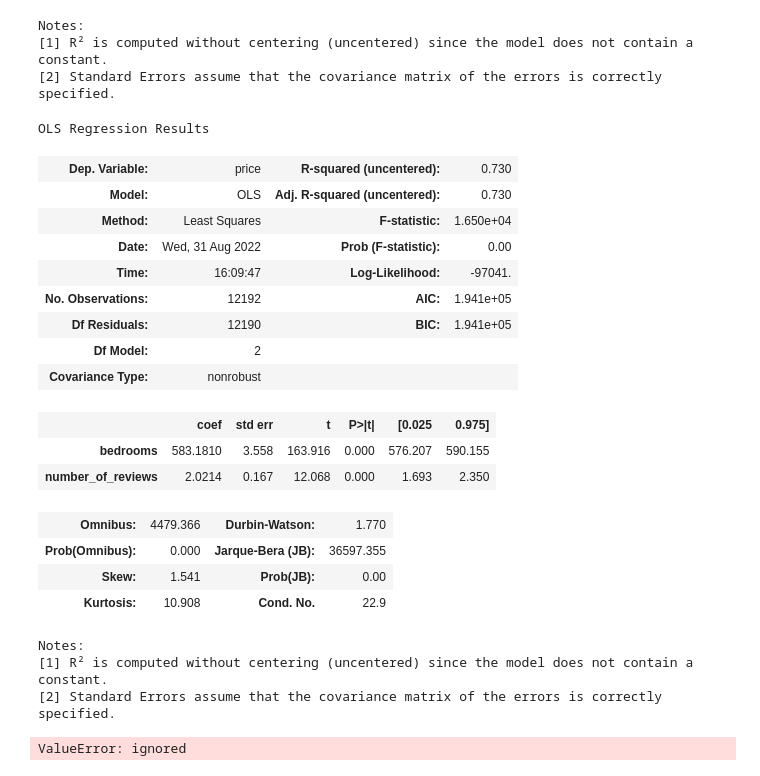
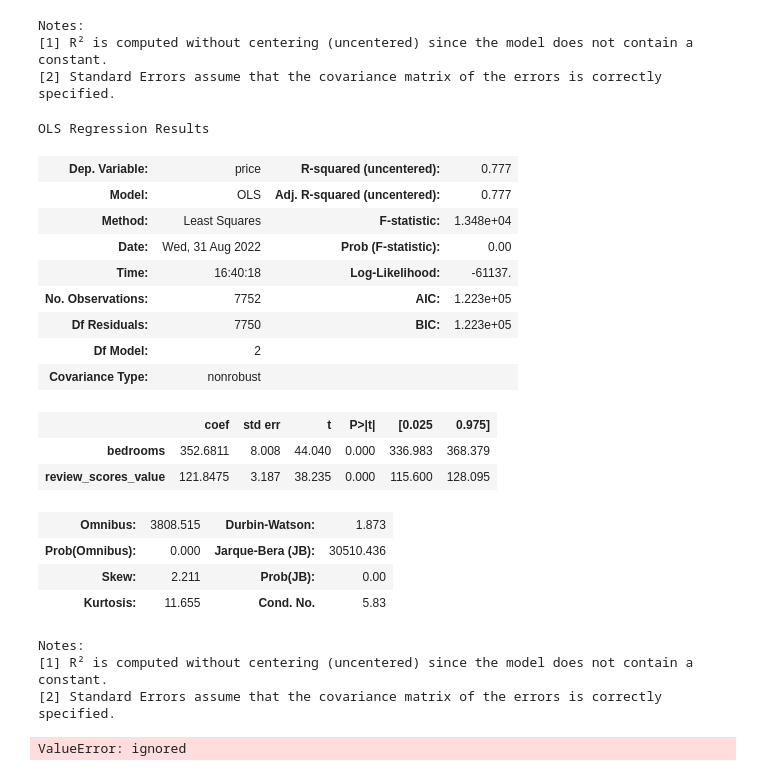
Before and after one commit to ia-nechaev/ds4b-stats, a Jupyter notebook: Statistics_refresher_ds4b_2022.ipynb, the cells around one changed output. Saved outputs shown, nothing was run; the diff lists cells and outputs as text; code cells hidden in the pictures.

```diff
--- a/Statistics_refresher_ds4b_2022.ipynb
+++ b/Statistics_refresher_ds4b_2022.ipynb
@@ -543,6 +543,8 @@ print("Model intercept:", model.intercept_)
 # %% [output]
 Model slope:  [329.93044829]
 Model intercept: 583.0368006902374
+# %%
+olsdata_nona=olsdata_filtered.dropna(how='any', axis=0)
 # %%
 import statsmodels.api as sm
 modelsm1=sm.OLS(y, x)
@@ -570,29 +572,29 @@ Notes:
 [1] R² is computed without centering (uncentered) since the model does not contain a constant.
 [2] Standard Errors assume that the covariance matrix of the errors is correctly specified.
 # %%
-x = olsdata_filtered[['bedrooms','number_of_reviews']]
-y = olsdata_filtered.price
+x = olsdata_nona[['bedrooms','review_scores_value']]
+y = olsdata_nona.price
 modelsm2=sm.OLS(y, x)
 m2s=modelsm2.fit().summary()
 m2s
 # %% [output]
 OLS Regression Results
-| Dep. Variable: | price | R-squared (uncentered): | 0.730 |
-| Model: | OLS | Adj. R-squared (uncentered): | 0.730 |
-| Method: | Least Squares | F-statistic: | 1.650e+04 |
+| Dep. Variable: | price | R-squared (uncentered): | 0.777 |
+| Model: | OLS | Adj. R-squared (uncentered): | 0.777 |
+| Method: | Least Squares | F-statistic: | 1.348e+04 |
 | Date: | Wed, 31 Aug 2022 | Prob (F-statistic): | 0.00 |
-| Time: | 16:09:47 | Log-Likelihood: | -97041. |
-| No. Observations: | 12192 | AIC: | 1.941e+05 |
-| Df Residuals: | 12190 | BIC: | 1.941e+05 |
+| Time: | 16:40:18 | Log-Likelihood: | -61137. |
+| No. Observations: | 7752 | AIC: | 1.223e+05 |
+| Df Residuals: | 7750 | BIC: | 1.223e+05 |
 | Df Model: | 2 |  |  |
 | Covariance Type: | nonrobust |  |  |
 |  | coef | std err | t | P>|t| | [0.025 | 0.975] |
-| bedrooms | 583.1810 | 3.558 | 163.916 | 0.000 | 576.207 | 590.155 |
-| number_of_reviews | 2.0214 | 0.167 | 12.068 | 0.000 | 1.693 | 2.350 |
+| bedrooms | 352.6811 | 8.008 | 44.040 | 0.000 | 336.983 | 368.379 |
+| review_scores_value | 121.8475 | 3.187 | 38.235 | 0.000 | 115.600 | 128.095 |
-| Omnibus: | 4479.366 | Durbin-Watson: | 1.770 |
-| Prob(Omnibus): | 0.000 | Jarque-Bera (JB): | 36597.355 |
-| Skew: | 1.541 | Prob(JB): | 0.00 |
-| Kurtosis: | 10.908 | Cond. No. | 22.9 |
+| Omnibus: | 3808.515 | Durbin-Watson: | 1.873 |
+| Prob(Omnibus): | 0.000 | Jarque-Bera (JB): | 30510.436 |
+| Skew: | 2.211 | Prob(JB): | 0.00 |
+| Kurtosis: | 11.655 | Cond. No. | 5.83 |
 Notes:
 [1] R² is computed without centering (uncentered) since the model does not contain a constant.
 [2] Standard Errors assume that the covariance matrix of the errors is correctly specified.
```
Also changed, not shown: parts of 1 cell of this notebook.
